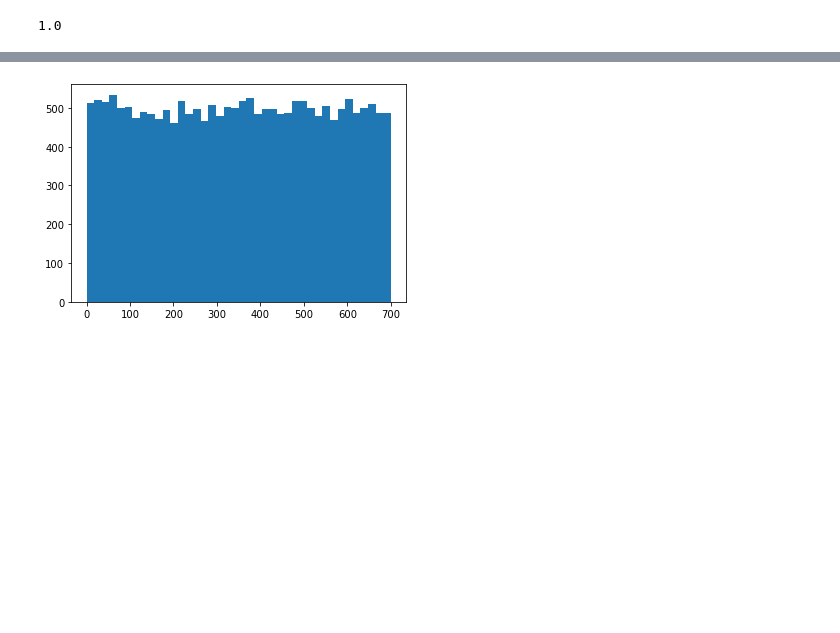
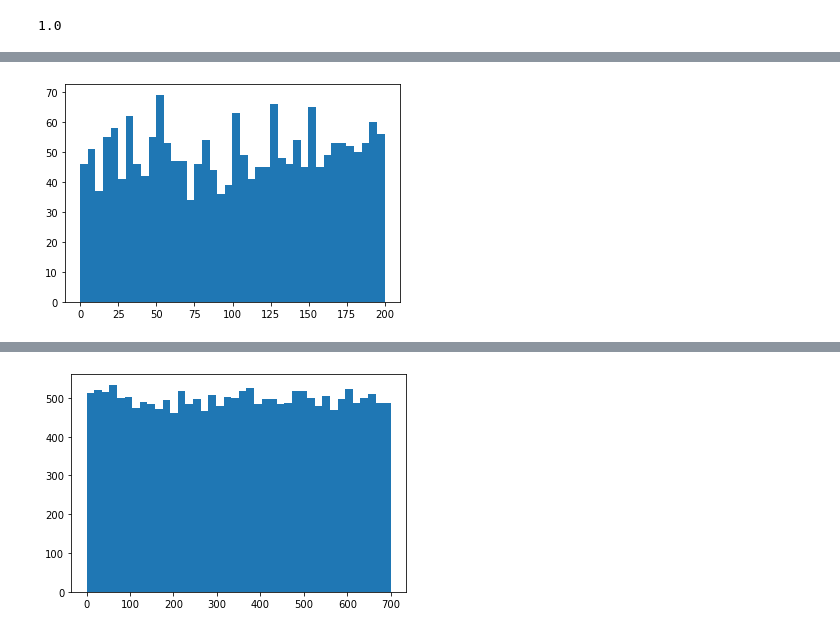
Before and after one commit to CNS-OIST/pycabnn, a Jupyter notebook: notebooks/RunMLIwithNeuron.ipynb, the cells around one changed output, grey strips where cells are left out. Saved outputs shown, nothing was run; the diff lists cells and outputs as text; code cells hidden in the pictures; blank space fills up the shorter version.

```diff
--- a/notebooks/RunMLIwithNeuron.ipynb
+++ b/notebooks/RunMLIwithNeuron.ipynb
@@ -85,0 +135,4 @@ plt.hist(DendPointAllAll100s[:,2],40);
+# %%
+plt.hist(endpts[:,1],40);
+# %% [output]
+[figure, added]
```
Also changed, not shown: parts of 24 cells of this notebook.
